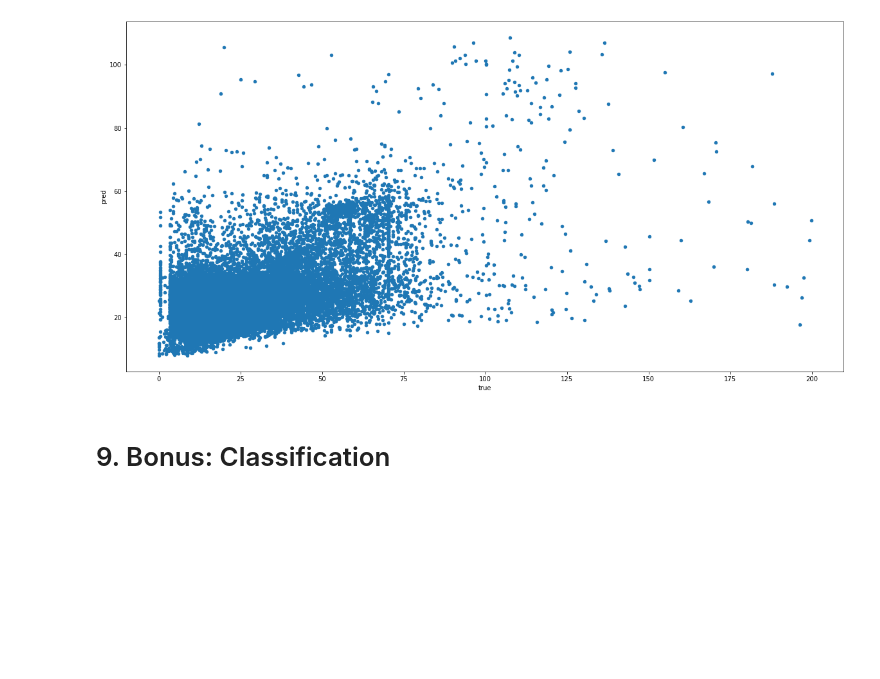
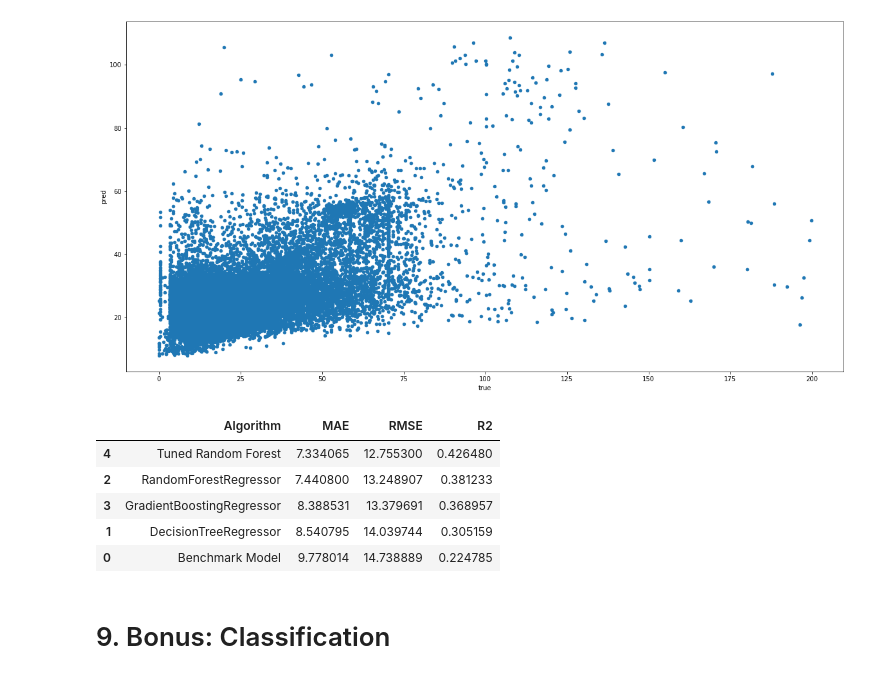
Before and after one commit to mcarhuasn/MasterDS-NewYorkTaxiAnalysis, a Jupyter notebook: Presentable notebook.ipynb, the cells around one changed output. Cells and saved outputs as stored; diff of their text form; code cells hidden in the pictures; blank space fills up the shorter version.

```diff
--- a/Presentable notebook.ipynb
+++ b/Presentable notebook.ipynb
@@ -1256,5 +1270,19 @@ results.plot(figsize=(20,10), kind='scatter', x='true', y='pred')
 # %% [output]
 <matplotlib.axes._subplots.AxesSubplot at 0x...>
 [figure]
+# %%
+result_table = result_table.append({'Algorithm': 'Tuned Random Forest',
+                                    'MAE': best_mae,
+                                    'RMSE': best_rmse,
+                                    'R2': best_r2}, ignore_index=True)
+# %%
+result_table.sort_values(['MAE','RMSE','R2'])
+# %% [output]
+|  | Algorithm | MAE | RMSE | R2 |
+| 4 | Tuned Random Forest | 7.334065 | 12.755300 | 0.426480 |
+| 2 | RandomForestRegressor | 7.440800 | 13.248907 | 0.381233 |
+| 3 | GradientBoostingRegressor | 8.388531 | 13.379691 | 0.368957 |
+| 1 | DecisionTreeRegressor | 8.540795 | 14.039744 | 0.305159 |
+| 0 | Benchmark Model | 9.778014 | 14.738889 | 0.224785 |
 # %% [markdown]
 # 9. Bonus: Classification
```
Also changed, not shown: parts of 6 cells of this notebook.
